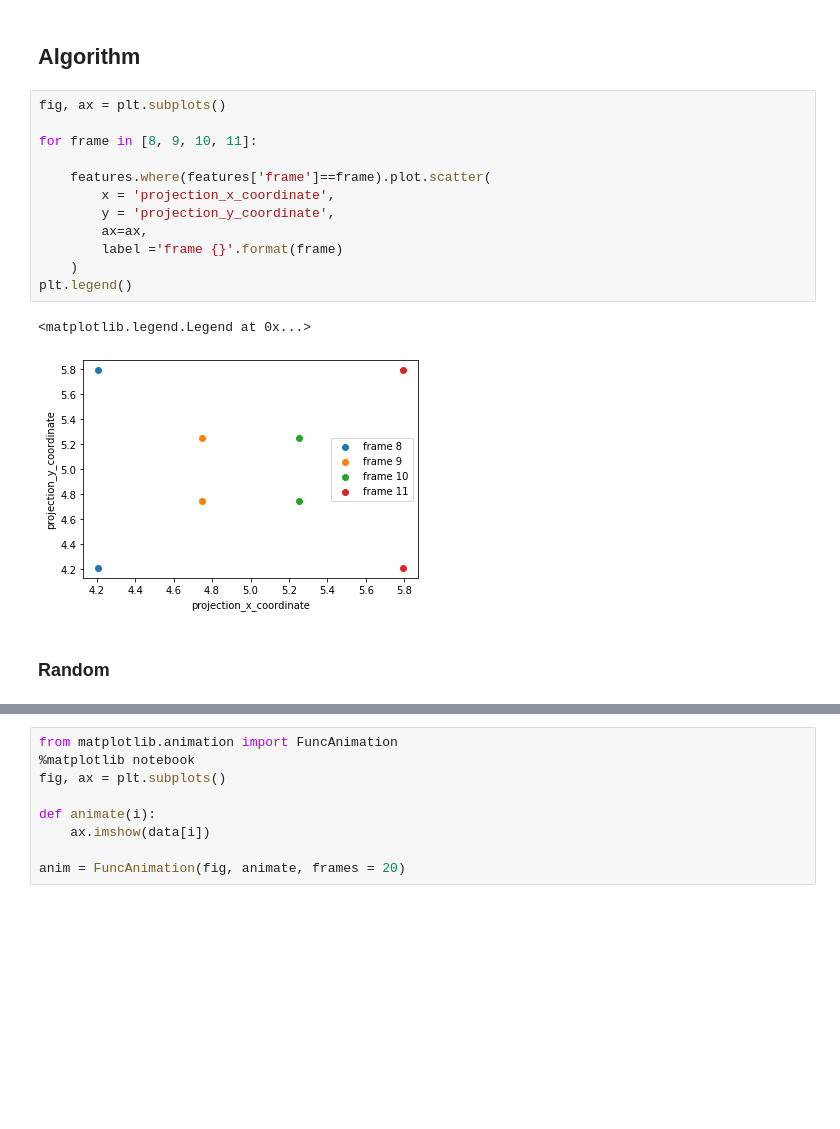
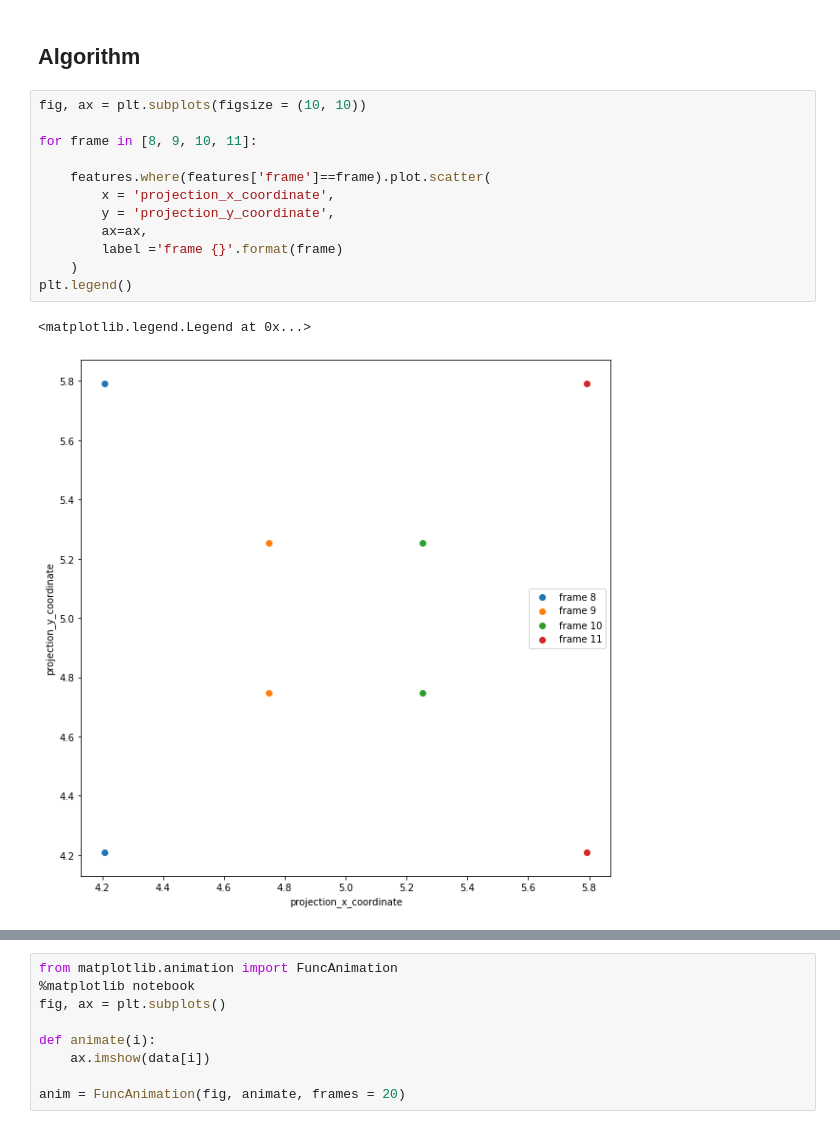
Before and after one commit to tobac-project/tobac-tutorials, a Jupyter notebook: tutorials/Basics/Idealized-Case-2_Two_crossing_Blobs.ipynb, the cells around one changed output, grey strips where cells are left out. Saved outputs shown, nothing was run; the diff lists cells and outputs as text; blank space fills up the shorter version.

Commit message:
visuals of the prediction

```diff
--- a/tutorials/Basics/Idealized-Case-2_Two_crossing_Blobs.ipynb
+++ b/tutorials/Basics/Idealized-Case-2_Two_crossing_Blobs.ipynb
@@ -122,19 +122,17 @@ Text(0.5, 1.0, 'predict')
 # %% [markdown]
 ## Algorithm
 # %%
-fig, ax = plt.subplots()
+fig, ax = plt.subplots(figsize = (10, 10))
 
 for frame in [8, 9, 10, 11]:
 
     features.where(features['frame']==frame).plot.scatter(
         x = 'projection_x_coordinate',
         y = 'projection_y_coordinate',
         ax=ax,
         label ='frame {}'.format(frame)
     )
 plt.legend()
 # %% [output]
 <matplotlib.legend.Legend at 0x...>
-[figure, old version]
+[figure, new version]
-# %% [markdown]
-### Random
```
Also changed, not shown: parts of 6 cells of this notebook.
